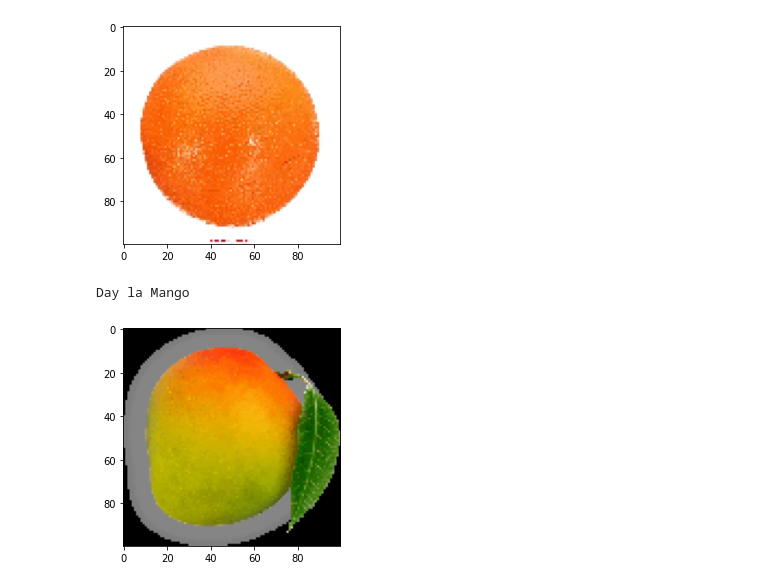
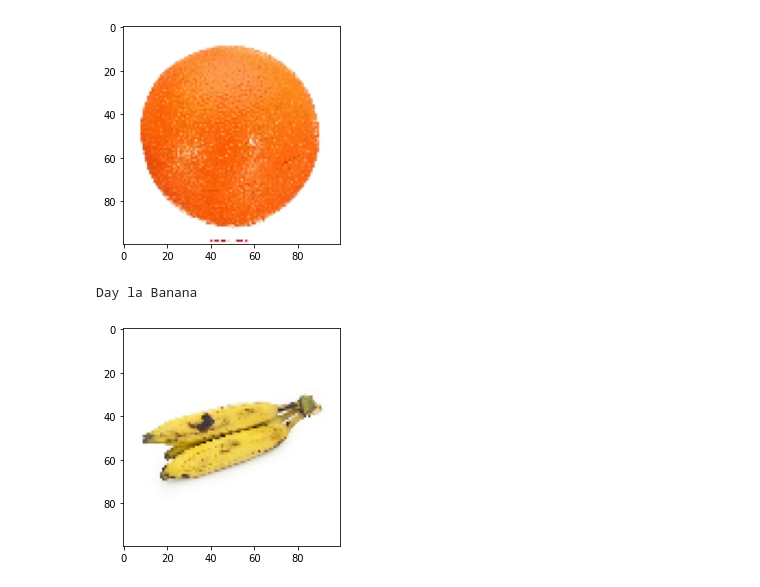
Before and after one commit to HoangQuanHCMUTEK19/CNN, a Jupyter notebook: NhanDienTraiCay.ipynb, the cells around one changed output. Saved outputs shown, nothing was run; the diff lists cells and outputs as text; code cells hidden in the pictures.

```diff
--- a/NhanDienTraiCay.ipynb
+++ b/NhanDienTraiCay.ipynb
@@ -176,14 +176,14 @@ Day la Orange
 [figure]
 # %%
 #Load va hien thi anh
-img2 = load_img(test_path + "/Mango/orignal-mango.png",grayscale=False,color_mode='rgb',target_size=(100,100))
+img2 = load_img(test_path + "/Banana/banana_80.jpg",grayscale=False,color_mode='rgb',target_size=(100,100))
 plt.imshow(img2)
 #Chuyen Anh ve Dang Array
 img2 = img_to_array(img2)
 x3 = np.expand_dims(img2,axis=0)
 images2 = np.vstack([x3])
 #Du Doan hinh anh
 print('Day la '+ label[np.argmax(model.predict(images2))])
 # %% [output]
-Day la Mango
+Day la Banana
-[figure, old version]
+[figure, new version]
```
